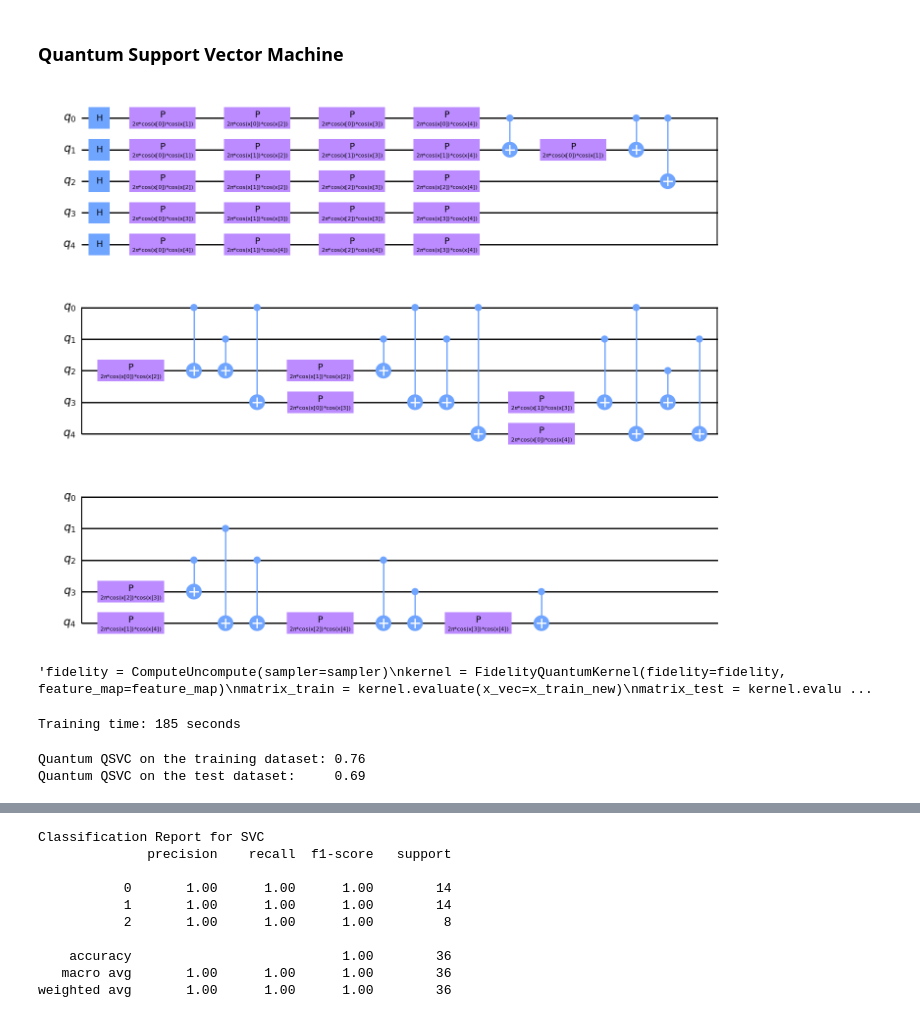
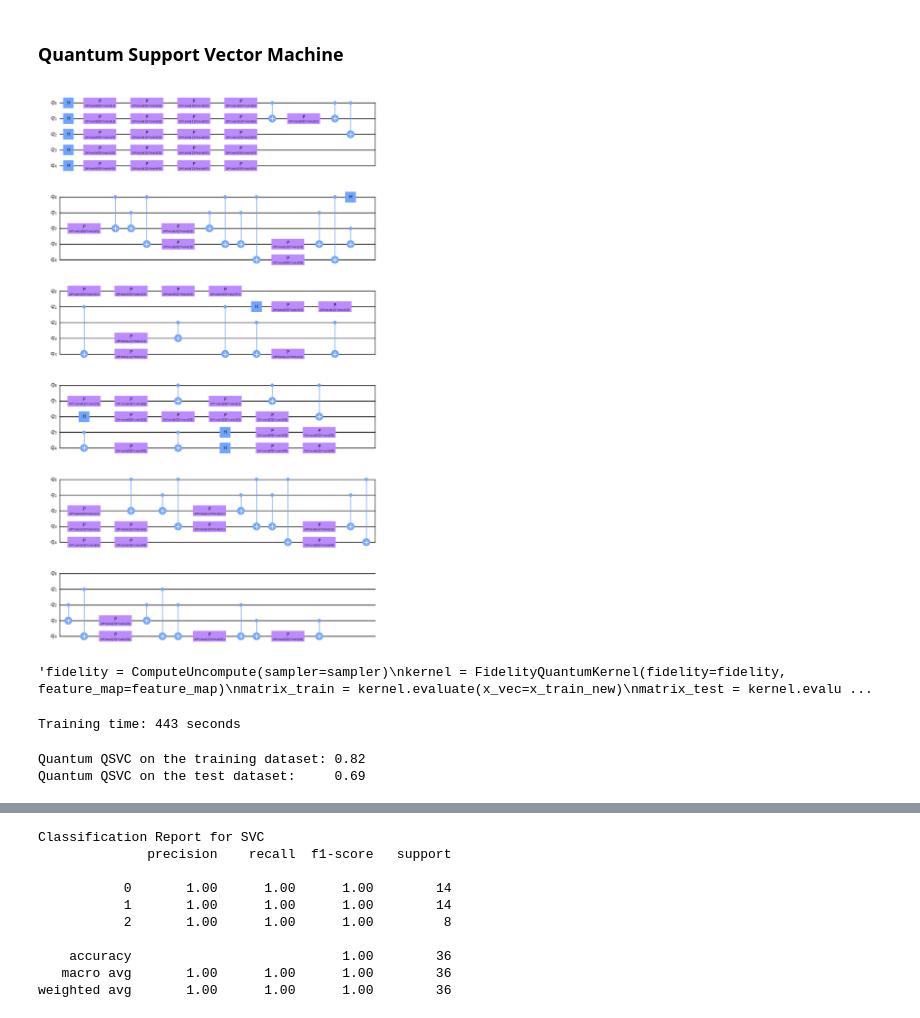
Before and after one commit to MUbarak123-56/qiskit-work, a Jupyter notebook: qml/qml_wine.ipynb, the cells around one changed output, grey strips where cells are left out. Saved outputs shown, nothing was run; the diff lists cells and outputs as text; code cells hidden in the pictures.

```diff
--- a/qml/qml_wine.ipynb
+++ b/qml/qml_wine.ipynb
@@ -194,17 +194,17 @@ def data_map_eq12(x: np.ndarray) -> float:
 # %%
 from qiskit.circuit.library import PauliFeatureMap
 from functools import reduce
 
 num_features = x_train_new.shape[1]
 
 feature_map = PauliFeatureMap(feature_dimension=num_features,
                               paulis = ['ZI','IZ','ZZ'],
-                              reps=1,
+                              reps=2,
                               entanglement='full',
                               data_map_func=data_map_eq12)
 feature_map.decompose().draw(output="mpl", fold=20)
 # %% [output]
-[figure, old version]
+[figure, new version]
 # %%
 from qiskit import Aer
 from qiskit.algorithms.state_fidelities import ComputeUncompute
@@ -237,7 +237,7 @@ plt.show()'''
 qsvc = QSVC(quantum_kernel=kernel)
 
 # clear objective value history
-objective_func_vals = []
+#objective_func_vals = []
 
 start = time.time()
 qsvc.fit(x_train_new, y_train)
@@ -245,7 +245,7 @@ elapsed = time.time() - start
 
 print(f"Training time: {round(elapsed)} seconds")
 # %% [output]
-Training time: 185 seconds
+Training time: 443 seconds
 # %%
 train_score_q4 = qsvc.score(x_train_new, y_train)
 test_score_q4 = qsvc.score(x_test_new, y_test)
@@ -253,7 +253,7 @@ test_score_q4 = qsvc.score(x_test_new, y_test)
 print(f"Quantum QSVC on the training dataset: {train_score_q4:.2f}")
 print(f"Quantum QSVC on the test dataset:     {test_score_q4:.2f}")
 # %% [output]
-Quantum QSVC on the training dataset: 0.76
+Quantum QSVC on the training dataset: 0.82
 Quantum QSVC on the test dataset:     0.69
 # %%
 pred_qsvc = qsvc.predict(x_test_new)
```
Also changed, not shown: parts of 5 cells of this notebook.
